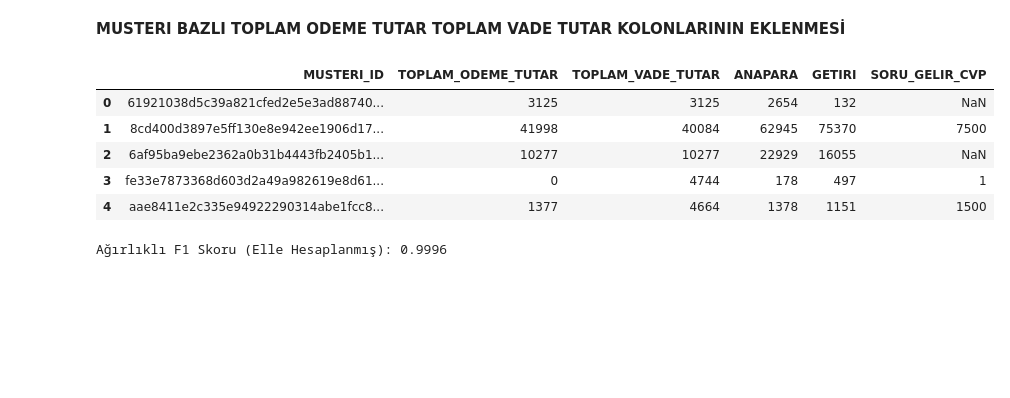
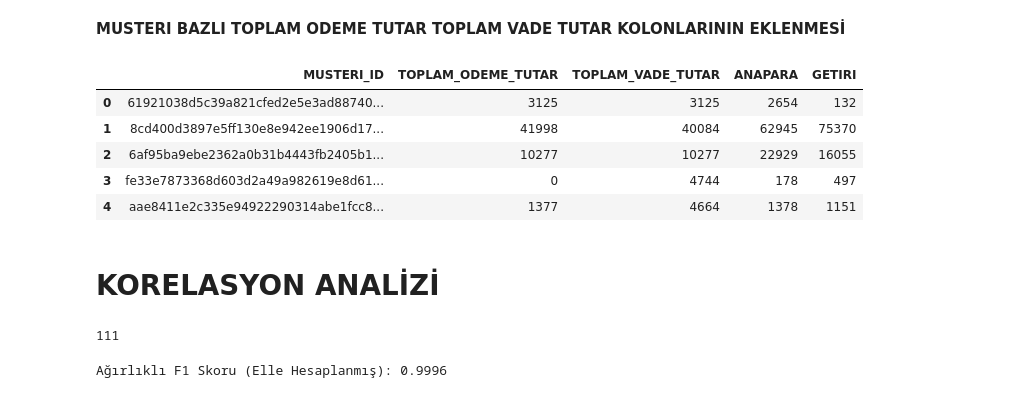
Before and after one commit to kntvrl/anadolu_hayat_prediction, a Jupyter notebook: anadolu_hayat_prediction.ipynb, the cells around one changed output. Saved outputs shown, nothing was run; the diff lists cells and outputs as text; code cells hidden in the pictures; blank space fills up the shorter version.

```diff
--- a/anadolu_hayat_prediction.ipynb
+++ b/anadolu_hayat_prediction.ipynb
@@ -840,14 +812,20 @@ train_test_concat["TOPLAM_ODEME_TUTAR"]=train_test_concat.loc[:,train_test_conca
 # %%
 train_test_concat["TOPLAM_VADE_TUTAR"]=train_test_concat.loc[:,train_test_concat.columns.str.contains("VADE_TUTAR")].sum(axis=1)
 # %%
-train_test_concat[["MUSTERI_ID","TOPLAM_ODEME_TUTAR","TOPLAM_VADE_TUTAR","ANAPARA","GETIRI","SORU_GELIR_CVP"]].head()
+train_test_concat[["MUSTERI_ID","TOPLAM_ODEME_TUTAR","TOPLAM_VADE_TUTAR","ANAPARA","GETIRI"]].head()
 # %% [output]
-|  | MUSTERI_ID | TOPLAM_ODEME_TUTAR | TOPLAM_VADE_TUTAR | ANAPARA | GETIRI | SORU_GELIR_CVP |
-| 0 | 61921038d5c39a821cfed2e5e3ad88740... | 3125 | 3125 | 2654 | 132 | NaN |
-| 1 | 8cd400d3897e5ff130e8e942ee1906d17... | 41998 | 40084 | 62945 | 75370 | 7500 |
-| 2 | 6af95ba9ebe2362a0b31b4443fb2405b1... | 10277 | 10277 | 22929 | 16055 | NaN |
-| 3 | fe33e7873368d603d2a49a982619e8d61... | 0 | 4744 | 178 | 497 | 1 |
-| 4 | aae8411e2c335e94922290314abe1fcc8... | 1377 | 4664 | 1378 | 1151 | 1500 |
+|  | MUSTERI_ID | TOPLAM_ODEME_TUTAR | TOPLAM_VADE_TUTAR | ANAPARA | GETIRI |
+| 0 | 61921038d5c39a821cfed2e5e3ad88740... | 3125 | 3125 | 2654 | 132 |
+| 1 | 8cd400d3897e5ff130e8e942ee1906d17... | 41998 | 40084 | 62945 | 75370 |
+| 2 | 6af95ba9ebe2362a0b31b4443fb2405b1... | 10277 | 10277 | 22929 | 16055 |
+| 3 | fe33e7873368d603d2a49a982619e8d61... | 0 | 4744 | 178 | 497 |
+| 4 | aae8411e2c335e94922290314abe1fcc8... | 1377 | 4664 | 1378 | 1151 |
+# %% [markdown]
+# KORELASYON ANALİZİ
+# %%
+len(train_test_concat.columns)
+# %% [output]
+111
 # %%
 labels = [0, 1, 2, 3, 4, 5, 6, 7]
 f1_scores = f1_score(y_test, y_pred, average=None, labels=labels)
```
Also changed, not shown: parts of 6 cells of this notebook.
